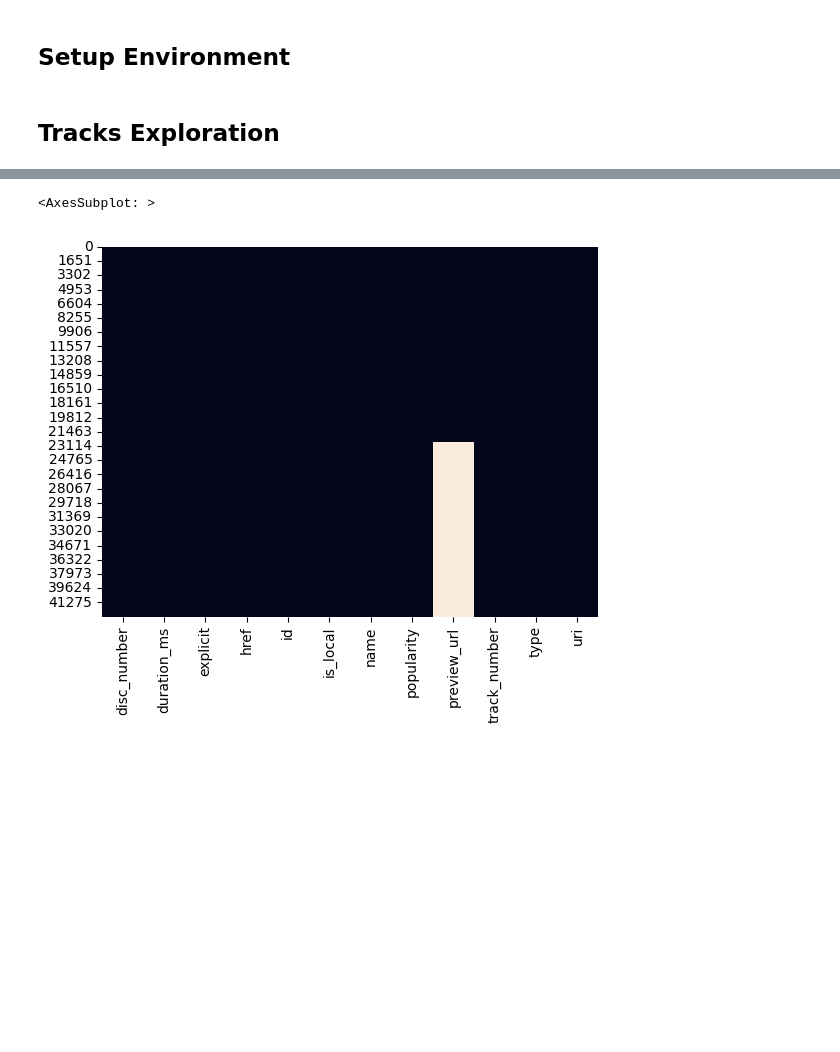
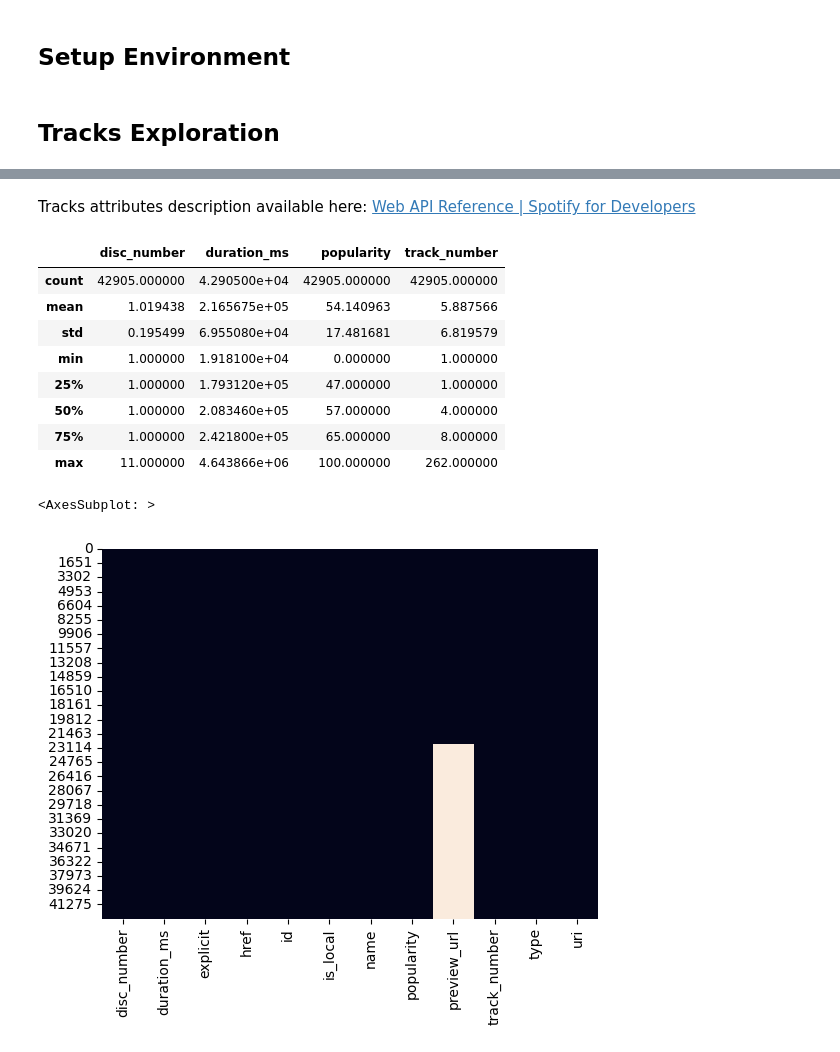
Before and after one commit to mase-git/spotrend, a Jupyter notebook: notebooks/data_exploration.ipynb, the cells around one changed output, grey strips where cells are left out. Saved outputs shown, nothing was run; the diff lists cells and outputs as text; code cells hidden in the pictures; blank space fills up the shorter version.

```diff
--- a/notebooks/data_exploration.ipynb
+++ b/notebooks/data_exploration.ipynb
@@ -21,6 +29,20 @@ tracks.head(3)
 | 0 | 1 | 239359 | True | https://api.spotify.com/v1/tracks... | 1bDbXMyjaUIooNwFE9wn0N | False | Rich Flex | 96 | https://p.scdn.co/mp3-preview/a15... | ... |
 | 1 | 1 | 198973 | True | https://api.spotify.com/v1/tracks... | 6DCZcSspjsKoFjzjrWoCdn | False | God's Plan | 85 | https://p.scdn.co/mp3-preview/997... | ... |
 | 2 | 1 | 160821 | True | https://api.spotify.com/v1/tracks... | 7l2nxyx7IkBX5orhkALg0V | False | Privileged Rappers | 83 | https://p.scdn.co/mp3-preview/51e... | ... |
+# %% [markdown]
+Tracks attributes description available here: <a href="https://developer.spotify.com/documentation/web-api/reference/#/operations/get-track">Web API Reference | Spotify for Developers</a>
+# %%
+tracks.describe()
+# %% [output]
+|  | disc_number | duration_ms | popularity | track_number |
+| count | 42905.000000 | 4.290500e+04 | 42905.000000 | 42905.000000 |
+| mean | 1.019438 | 2.165675e+05 | 54.140963 | 5.887566 |
+| std | 0.195499 | 6.955080e+04 | 17.481681 | 6.819579 |
+| min | 1.000000 | 1.918100e+04 | 0.000000 | 1.000000 |
+| 25% | 1.000000 | 1.793120e+05 | 47.000000 | 1.000000 |
+| 50% | 1.000000 | 2.083460e+05 | 57.000000 | 4.000000 |
+| 75% | 1.000000 | 2.421800e+05 | 65.000000 | 8.000000 |
+| max | 11.000000 | 4.643866e+06 | 100.000000 | 262.000000 |
 # %%
 sns.heatmap(tracks.isna(), cbar=False)
 # %% [output]
```
Also changed, not shown: parts of 8 cells of this notebook, 2 other files.
